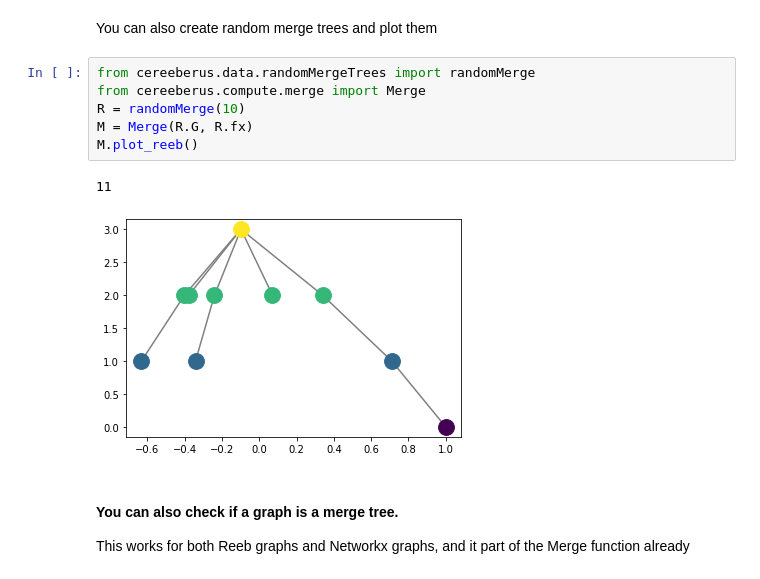
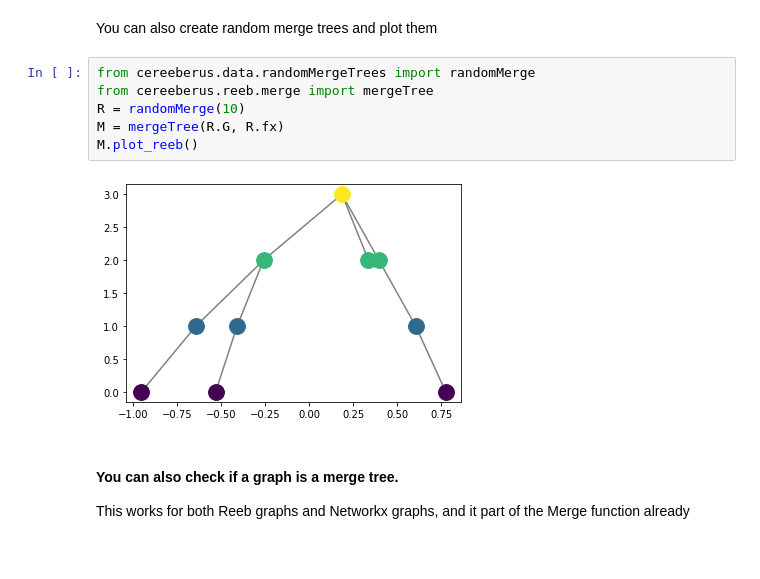
Before and after one commit to MunchLab/ceREEBerus, a Jupyter notebook: notebooks/reeb_plot.ipynb, the cells around one changed output. Drawn from its saved outputs; the diff is of its cells as text.

Commit message:
updating for merge tree to be able to plot using reeb graph function

```diff
--- a/notebooks/reeb_plot.ipynb
+++ b/notebooks/reeb_plot.ipynb
@@ -152,13 +135,12 @@ reeb_torus_min.plot_reeb(horizontalDrawing = True, cpy=1)
 You can also create random merge trees and plot them
 # %%
 from cereeberus.data.randomMergeTrees import randomMerge
-from cereeberus.compute.merge import Merge
+from cereeberus.reeb.merge import mergeTree
 R = randomMerge(10)
-M = Merge(R.G, R.fx)
+M = mergeTree(R.G, R.fx)
 M.plot_reeb()
 # %% [output]
-11
-[figure, old version]
+[figure, new version]
 # %% [markdown]
 #### You can also check if a graph is a merge tree.
 
```
Also changed, not shown: parts of 41 cells of this notebook, 24 other files.
